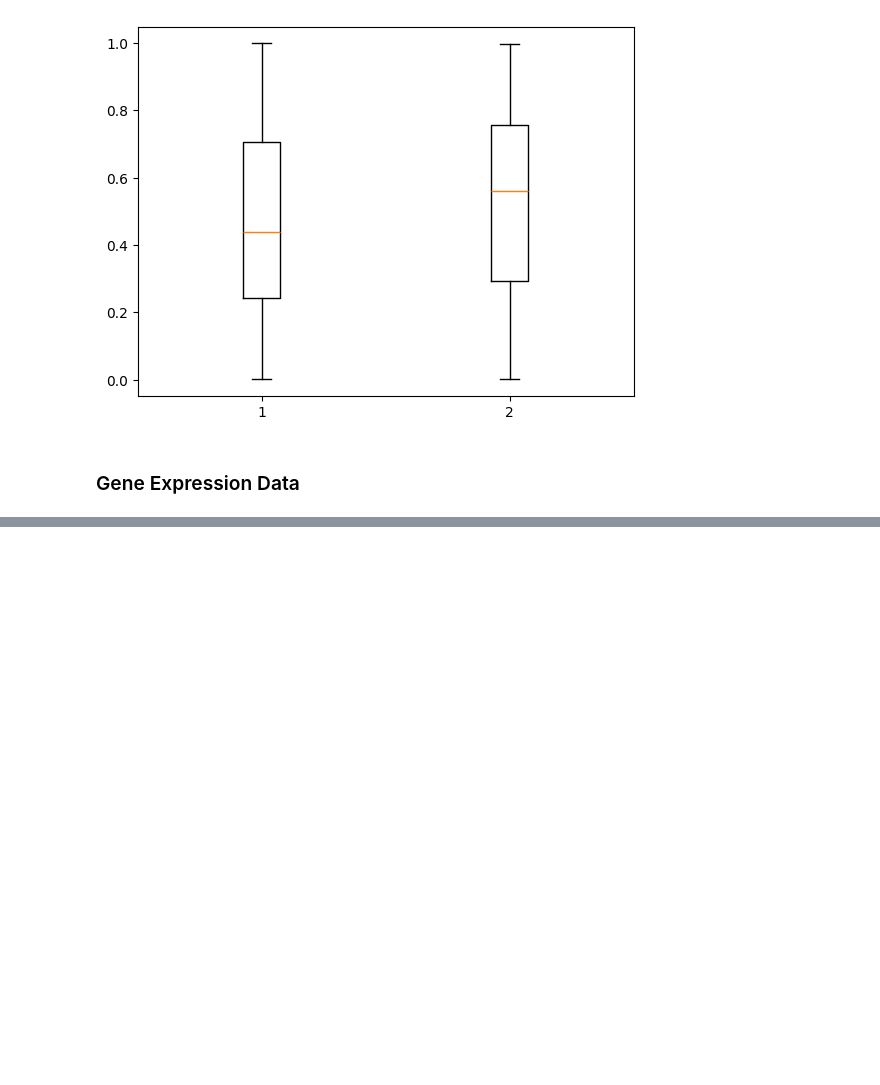
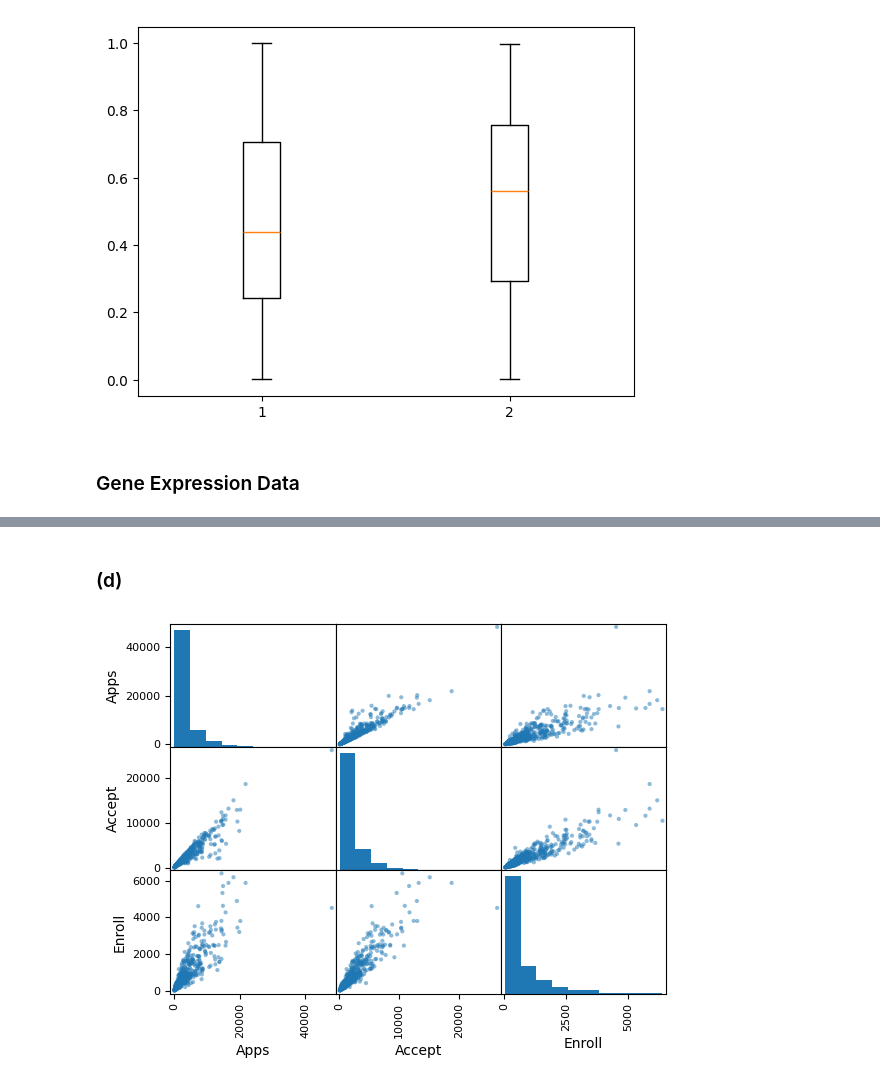
Before and after one commit to akhapwoyaco/ISLR, a Jupyter notebook: R/Chapter2/Chapter2.ipynb, the cells around one changed output, grey strips where cells are left out. Cells and saved outputs as stored; diff of their text form; code cells hidden in the pictures; blank space fills up the shorter version.

```diff
--- a/R/Chapter2/Chapter2.ipynb
+++ b/R/Chapter2/Chapter2.ipynb
@@ -170,0 +180,2 @@ plt.boxplot(
+# %%
+College = pd.read_csv("College.csv", index_col=0)
@@ -170,0 +222,6 @@ plt.boxplot(
+# %% [markdown]
+### (d)
+# %%
+pd.plotting.scatter_matrix(College.iloc[:, 1:4]);
+# %% [output]
+[figure, added]
```
Also changed, not shown: parts of 66 cells of this notebook, 33 other files.
